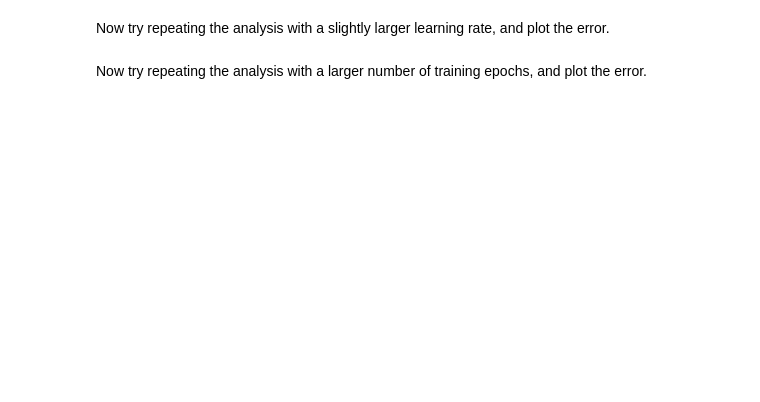
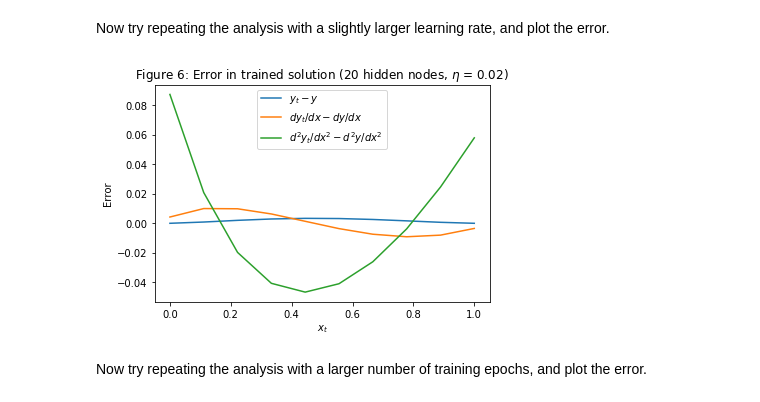
Before and after one commit to elwinter/nnode, a Jupyter notebook: nnode2bvp.ipynb, the cells around one changed output. Drawn from its saved outputs; the diff is of its cells as text; code cells hidden in the pictures; blank space fills up the shorter version.

```diff
--- a/nnode2bvp.ipynb
+++ b/nnode2bvp.ipynb
@@ -437,22 +509,24 @@ plt.title("Figure 5: Error in trained solution (20 hidden nodes)");
 # %% [markdown]
 Now try repeating the analysis with a slightly larger learning rate, and plot the error.
+# %%
+np.random.seed(0)
+(yt, dyt_dx, d2yt_dx2) = nnode2bvp(G, A, B, dG_dy, dG_dydx, dG_d2ydx2, xt, nhid = 20, eta = 0.02)
 # %%
-np.random.seed(0)
-(yt, dyt_dx, d2yt_dx2) = nnode2bvp(xt, F, dF_dy, d2F_dy2, A, B,
-                                nhid = 20, eta = 0.011)
 y = np.zeros(nt)
 dy_dx = np.zeros(nt)
 d2y_dx2 = np.zeros(nt)
 for i in range(nt):
     y[i] = ya(xt[i])
     dy_dx[i] = dya_dx(xt[i])
     d2y_dx2[i] = d2ya_dx2(xt[i])
 plt.plot(xt, yt - y, label = '$y_t-y$')
 plt.plot(xt, dyt_dx - dy_dx, label = '$dy_t/dx-dy/dx$')
 plt.plot(xt, d2yt_dx2 - d2y_dx2, label = '$d^2y_t/dx^2-d^2y/dx^2$')
 plt.xlabel('$x_t$')
 plt.ylabel('Error')
 plt.legend()
-plt.title("Figure 6: Error in trained solution (20 hidden nodes, $\eta$ = 0.011)");
+plt.title("Figure 6: Error in trained solution (20 hidden nodes, $\eta$ = 0.02)");
+# %% [output]
+[figure, added]
 # %% [markdown]
 Now try repeating the analysis with a larger number of training epochs, and plot the error.
```
Also changed, not shown: parts of 130 cells of this notebook, 5 other files.
